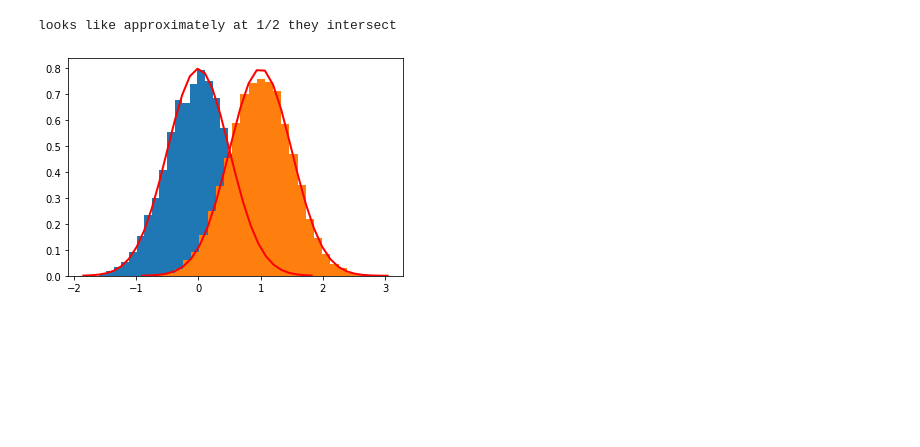
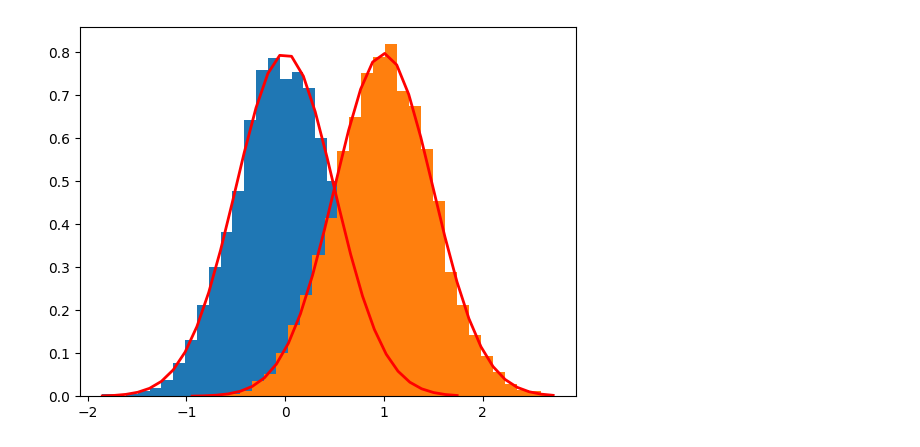
Before and after one commit to cynthiacai56/CS4220-machine-learning-practice, a Jupyter notebook: Week 1.ipynb, the cells around one changed output. Cells and saved outputs as stored; diff of their text form; code cells hidden in the pictures; blank space fills up the shorter version.

```diff
--- a/Week 1.ipynb
+++ b/Week 1.ipynb
@@ -66,21 +66,20 @@ The decision boundary is at: 0.8333333333333334
 # %%
-#1.2 a)
+#Exercise 1.2 a)
 sigma1= 1/2
 sigma2= 1/2
 mu1 =  0
 mu2 =  1
 lambda12 = 0.5
 lambda21 = 1.0
-lambda_ratio =
+#lambda_ratio =
 d1 = np.random.normal(loc=0,scale=sigma1, size=10000)
 d2 = np.random.normal(loc=1,scale=sigma2, size=10000)
 count1, bins1, ignored1 = plt.hist(d1,30,density=True)
 count2, bins2, ignored2 = plt.hist(d2,30,density=True)
 plt.plot(bins1, 1/(sigma1 *np.sqrt(2*np.pi)) * np.exp(- (bins1-mu1)**2/(2*sigma1**2)), linewidth=2, color='r')
 plt.plot(bins2, 1/(sigma2 *np.sqrt(2*np.pi)) * np.exp(- (bins2-mu2)**2/(2*sigma2**2)), linewidth=2, color='r')
 
 print("")
 # %% [output]
-looks like approximately at 1/2 they intersect
-[figure, old version]
+[figure, new version]
 # %%
```
Also changed, not shown: parts of 12 cells of this notebook.
